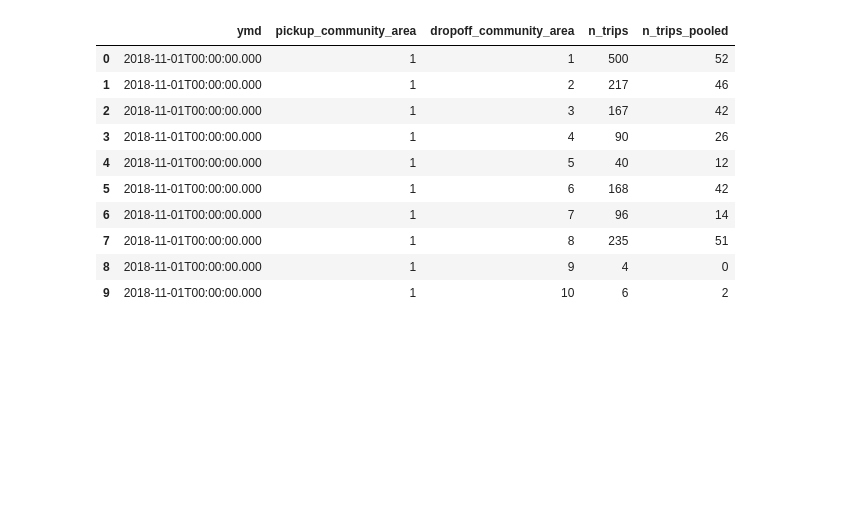
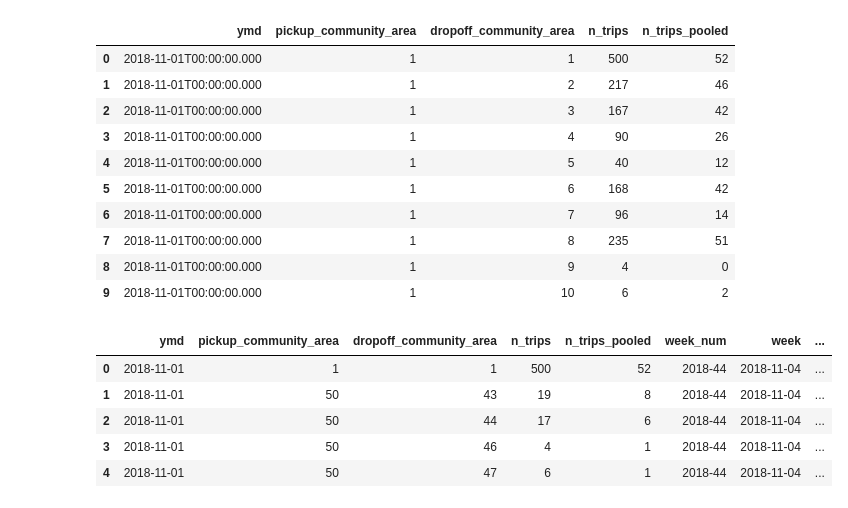
Before and after one commit to scarletstudio/transithealth, a Jupyter notebook: notebooks/vkannan3/Shared Rides.ipynb, the cells around one changed output. Saved outputs shown, nothing was run; the diff lists cells and outputs as text; code cells hidden in the pictures; blank space fills up the shorter version.

```diff
--- a/notebooks/vkannan3/Shared Rides.ipynb
+++ b/notebooks/vkannan3/Shared Rides.ipynb
@@ -117,0 +123,10 @@ df_trips
+# %%
+df_rideshare["frac_shared"] = df_rideshare["n_trips_pooled"] / df_rideshare["n_trips"]
+df_rideshare.head()
+# %% [output]
+|  | ymd | pickup_community_area | dropoff_community_area | n_trips | n_trips_pooled | week_num | week | ... |
+| 0 | 2018-11-01 | 1 | 1 | 500 | 52 | 2018-44 | 2018-11-04 | ... |
+| 1 | 2018-11-01 | 50 | 43 | 19 | 8 | 2018-44 | 2018-11-04 | ... |
+| 2 | 2018-11-01 | 50 | 44 | 17 | 6 | 2018-44 | 2018-11-04 | ... |
+| 3 | 2018-11-01 | 50 | 46 | 4 | 1 | 2018-44 | 2018-11-04 | ... |
+| 4 | 2018-11-01 | 50 | 47 | 6 | 1 | 2018-44 | 2018-11-04 | ... |
```
Also changed, not shown: parts of 5 cells of this notebook, 2 other files.
